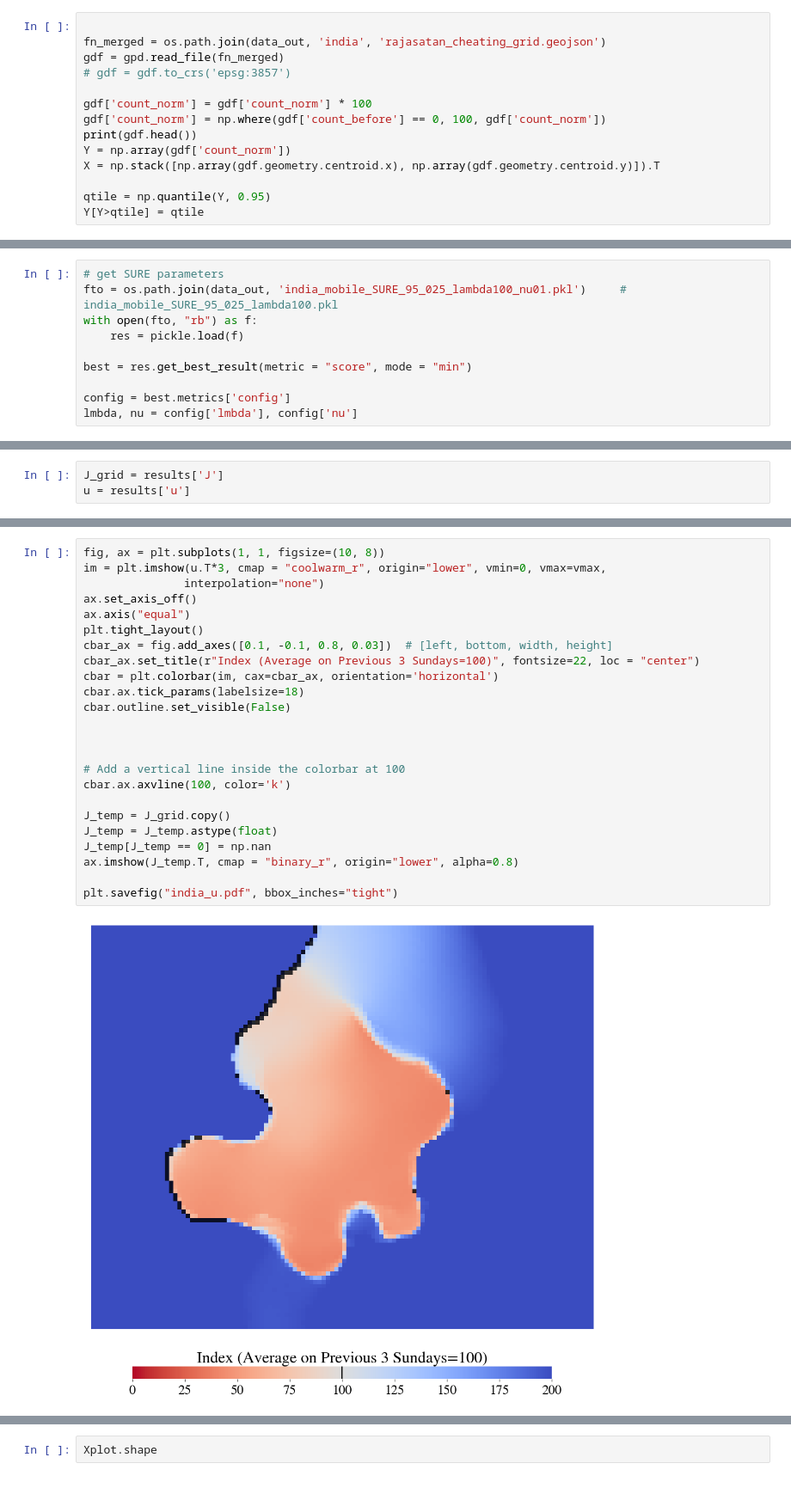
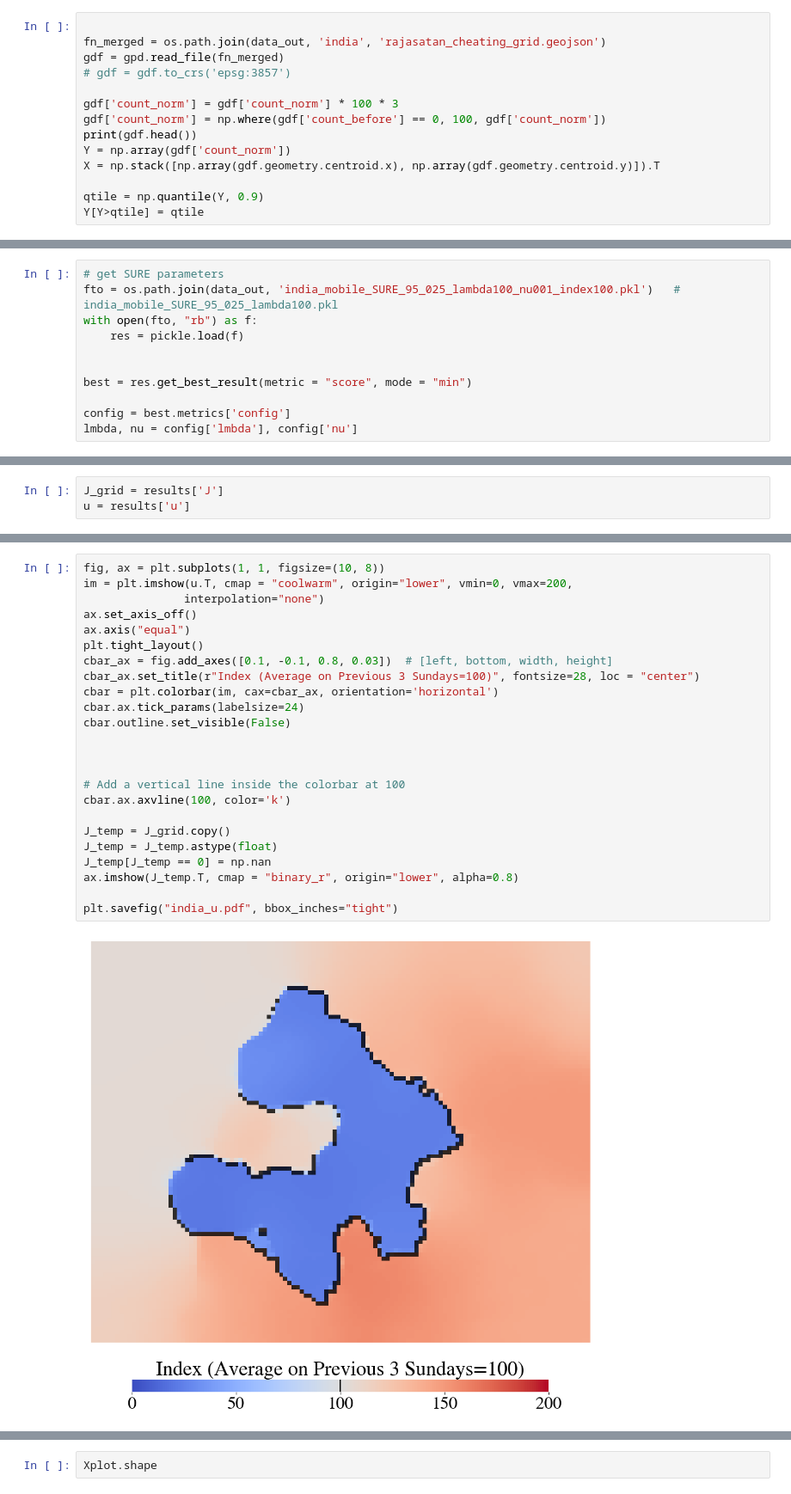
Before and after one commit to Davidvandijcke/fdr, a Jupyter notebook: src/analysis/india_fdd.ipynb, the cells around one changed output, grey strips where cells are left out. Shown at 86% size. Drawn from its saved outputs; the diff is of its cells as text.

```diff
--- a/src/analysis/india_fdd.ipynb
+++ b/src/analysis/india_fdd.ipynb
@@ -68,13 +52,13 @@ fn_merged = os.path.join(data_out, 'india', 'rajasatan_cheating_grid.geojson')
 gdf = gpd.read_file(fn_merged)
 # gdf = gdf.to_crs('epsg:3857')
 
-gdf['count_norm'] = gdf['count_norm'] * 100
+gdf['count_norm'] = gdf['count_norm'] * 100 * 3
 gdf['count_norm'] = np.where(gdf['count_before'] == 0, 100, gdf['count_norm'])
 print(gdf.head())
 Y = np.array(gdf['count_norm'])
 X = np.stack([np.array(gdf.geometry.centroid.x), np.array(gdf.geometry.centroid.y)]).T
 
-qtile = np.quantile(Y, 0.95)
+qtile = np.quantile(Y, 0.9)
 Y[Y>qtile] = qtile
 # %% [output]
    count  count_before  count_norm  \
@@ -92,9 +76,10 @@ Y[Y>qtile] = qtile
 4  POLYGON ((7654981.161 2536547.755, 7659981.161...
 # %%
 # get SURE parameters
-fto = os.path.join(data_out, 'india_mobile_SURE_95_025_lambda100_nu01.pkl') 	# india_mobile_SURE_95_025_lambda100.pkl
+fto = os.path.join(data_out, 'india_mobile_SURE_95_025_lambda100_nu001_index100.pkl') 	# india_mobile_SURE_95_025_lambda100.pkl
 with open(fto, "rb") as f:
     res = pickle.load(f)
+
 
 best = res.get_best_result(metric = "score", mode = "min")
 
@@ -196,29 +181,29 @@ plt.savefig("india_gridy.pdf", bbox_inches="tight")
 # %%
 fig, ax = plt.subplots(1, 1, figsize=(10, 8))
-im = plt.imshow(u.T*3, cmap = "coolwarm_r", origin="lower", vmin=0, vmax=vmax,
+im = plt.imshow(u.T, cmap = "coolwarm", origin="lower", vmin=0, vmax=200,
                interpolation="none")
 ax.set_axis_off()
 ax.axis("equal")
 plt.tight_layout()
 cbar_ax = fig.add_axes([0.1, -0.1, 0.8, 0.03])  # [left, bottom, width, height]
-cbar_ax.set_title(r"Index (Average on Previous 3 Sundays=100)", fontsize=22, loc = "center")
+cbar_ax.set_title(r"Index (Average on Previous 3 Sundays=100)", fontsize=28, loc = "center")
 cbar = plt.colorbar(im, cax=cbar_ax, orientation='horizontal')
-cbar.ax.tick_params(labelsize=18)
+cbar.ax.tick_params(labelsize=24)
 cbar.outline.set_visible(False)
 
 
 
 # Add a vertical line inside the colorbar at 100
 cbar.ax.axvline(100, color='k')
 
 J_temp = J_grid.copy()
 J_temp = J_temp.astype(float)
 J_temp[J_temp == 0] = np.nan
 ax.imshow(J_temp.T, cmap = "binary_r", origin="lower", alpha=0.8)
 
 plt.savefig("india_u.pdf", bbox_inches="tight")
 # %% [output]
-[figure, old version]
+[figure, new version]
 # %%
 import matplotlib.colors as mcolors
 
```
Also changed, not shown: parts of 37 cells of this notebook, 4 other files.
